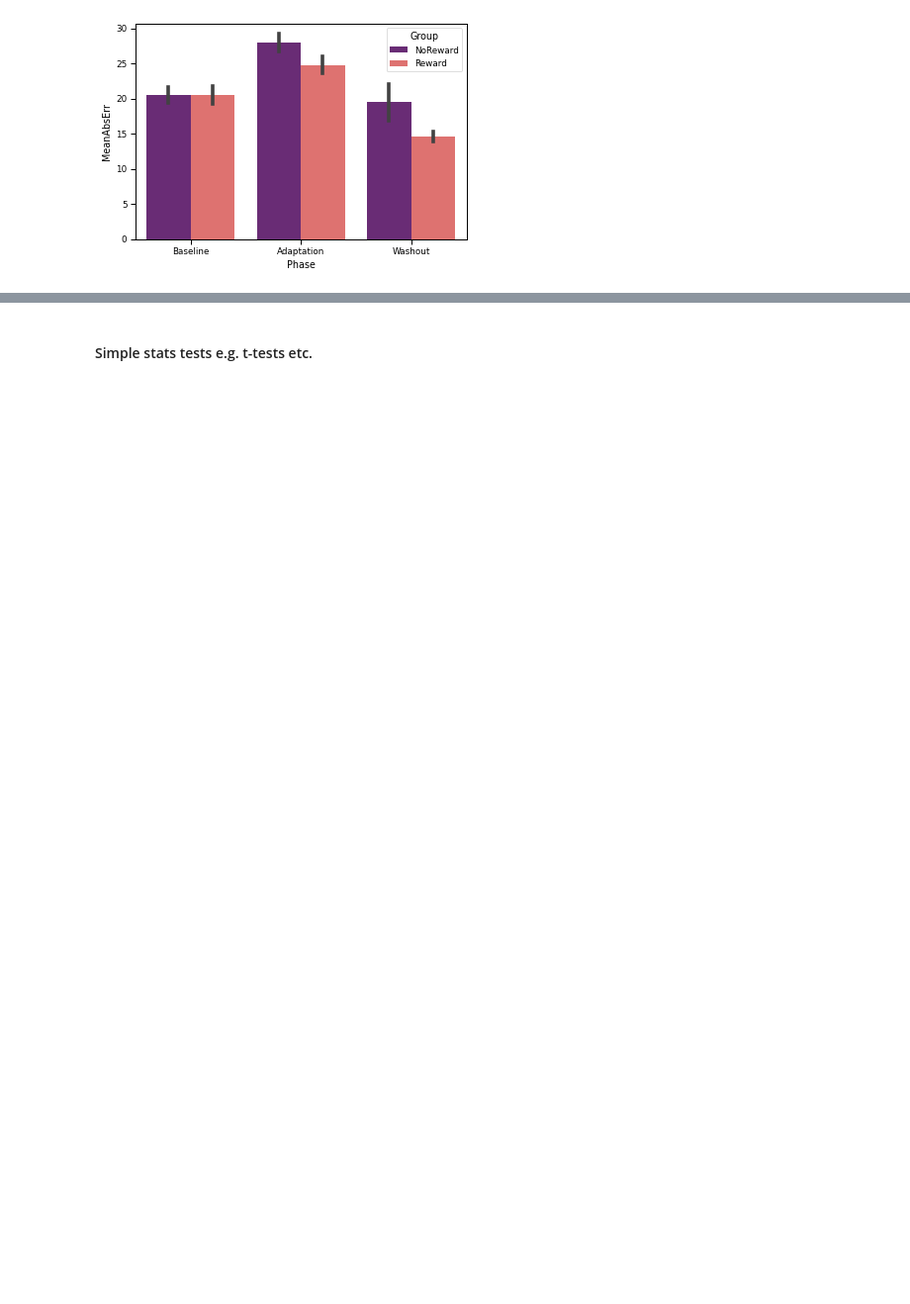
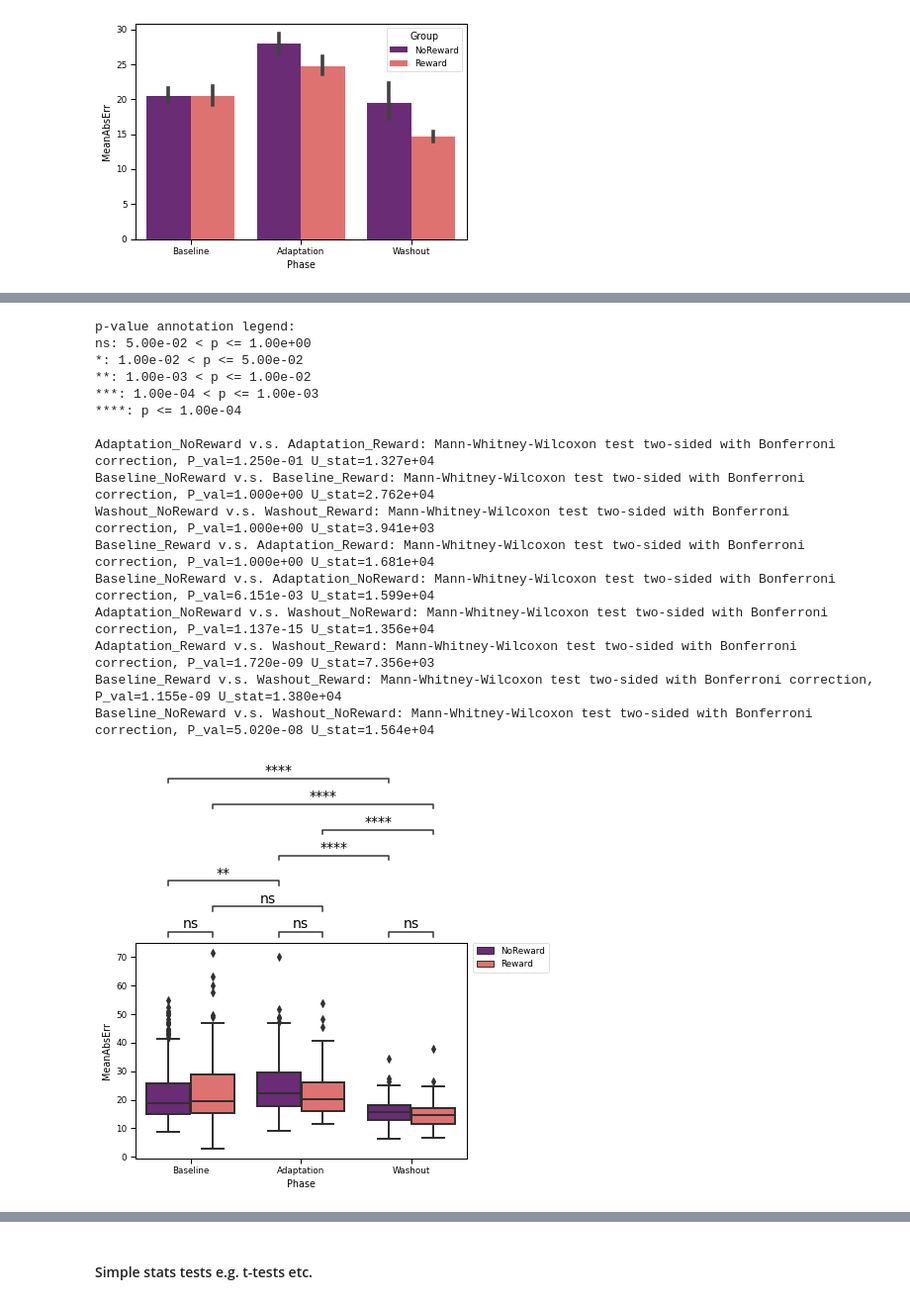
Before and after one commit to DiarKarim/SubEscape, a Jupyter notebook: SubEscape_Data_Analysis/SubEsc_Analysis.ipynb, the cells around one changed output, grey strips where cells are left out. Shown at 99% size. Saved outputs shown, nothing was run; the diff lists cells and outputs as text; code cells hidden in the pictures; blank space fills up the shorter version.

```diff
--- a/SubEscape_Data_Analysis/SubEsc_Analysis.ipynb
+++ b/SubEscape_Data_Analysis/SubEsc_Analysis.ipynb
@@ -1078,0 +1224,47 @@ plt.savefig(path2Figures + 'Bar_MAE_' + str(time.time())[-1-3:-1] + pd.unique(df
+# %%
+box_pairs=[(("Baseline", "Reward"), ("Baseline", "NoReward")),
+           (("Adaptation", "Reward"), ("Adaptation", "NoReward")),
+           (("Washout", "Reward"), ("Washout", "NoReward")),
+           (("Baseline", "Reward"), ("Adaptation", "Reward")),
+           (("Baseline", "Reward"), ("Washout", "Reward")),
+           (("Adaptation", "Reward"), ("Washout", "Reward")),
+           (("Baseline", "NoReward"), ("Adaptation", "NoReward")),
+           (("Baseline", "NoReward"), ("Washout", "NoReward")),
+           (("Adaptation", "NoReward"), ("Washout", "NoReward")),
+          ]
+
+x='Phase'
+y='MeanAbsErr'
+hue='group'
+hue_order = ['NoReward','Reward']
+
+
+ax = sns.boxplot(x=x, y=y, hue=hue, hue_order=hue_order, data=MeanAbsErrDF, palette='magma')
+
+# ax = sns.barplot(x='group', y='MeanAbsErr', hue='trial',palette='magma', data=MeanAbsErrDF)
+# ax = sns.barplot(data=MeanAbsErrDF, x=x, y=y, hue=hue, palette='magma')
+plt.legend(bbox_to_anchor=(1.02, 1), loc='upper left', borderaxespad=0)
+
+test_results = add_stat_annotation(ax, data=MeanAbsErrDF, x=x, y=y, hue=hue, hue_order=hue_order, box_pairs=box_pairs,
+                                   test='Mann-Whitney', text_format='star',
+                                   loc='outside', verbose=2, fontsize=14)
+
+plt.savefig(path2Figures + 'All_Phases_' + str(time.time())[-1-5:-1] + '_.png', dpi=600, bbox_inches='tight')
+# %% [output]
+p-value annotation legend:
+ns: 5.00e-02 < p <= 1.00e+00
+*: 1.00e-02 < p <= 5.00e-02
+**: 1.00e-03 < p <= 1.00e-02
+***: 1.00e-04 < p <= 1.00e-03
+****: p <= 1.00e-04
+
+Adaptation_NoReward v.s. Adaptation_Reward: Mann-Whitney-Wilcoxon test two-sided with Bonferroni correction, P_val=1.250e-01 U_stat=1.327e+04
+Baseline_NoReward v.s. Baseline_Reward: Mann-Whitney-Wilcoxon test two-sided with Bonferroni correction, P_val=1.000e+00 U_stat=2.762e+04
+Washout_NoReward v.s. Washout_Reward: Mann-Whitney-Wilcoxon test two-sided with Bonferroni correction, P_val=1.000e+00 U_stat=3.941e+03
+Baseline_Reward v.s. Adaptation_Reward: Mann-Whitney-Wilcoxon test two-sided with Bonferroni correction, P_val=1.000e+00 U_stat=1.681e+04
+Baseline_NoReward v.s. Adaptation_NoReward: Mann-Whitney-Wilcoxon test two-sided with Bonferroni correction, P_val=6.151e-03 U_stat=1.599e+04
+Adaptation_NoReward v.s. Washout_NoReward: Mann-Whitney-Wilcoxon test two-sided with Bonferroni correction, P_val=1.137e-15 U_stat=1.356e+04
+Adaptation_Reward v.s. Washout_Reward: Mann-Whitney-Wilcoxon test two-sided with Bonferroni correction, P_val=1.720e-09 U_stat=7.356e+03
+Baseline_Reward v.s. Washout_Reward: Mann-Whitney-Wilcoxon test two-sided with Bonferroni correction, P_val=1.155e-09 U_stat=1.380e+04
+Baseline_NoReward v.s. Washout_NoReward: Mann-Whitney-Wilcoxon test two-sided with Bonferroni correction, P_val=5.020e-08 U_stat=1.564e+04
+[figure, added]
```
Also changed, not shown: parts of 41 cells of this notebook, 47 other files.
